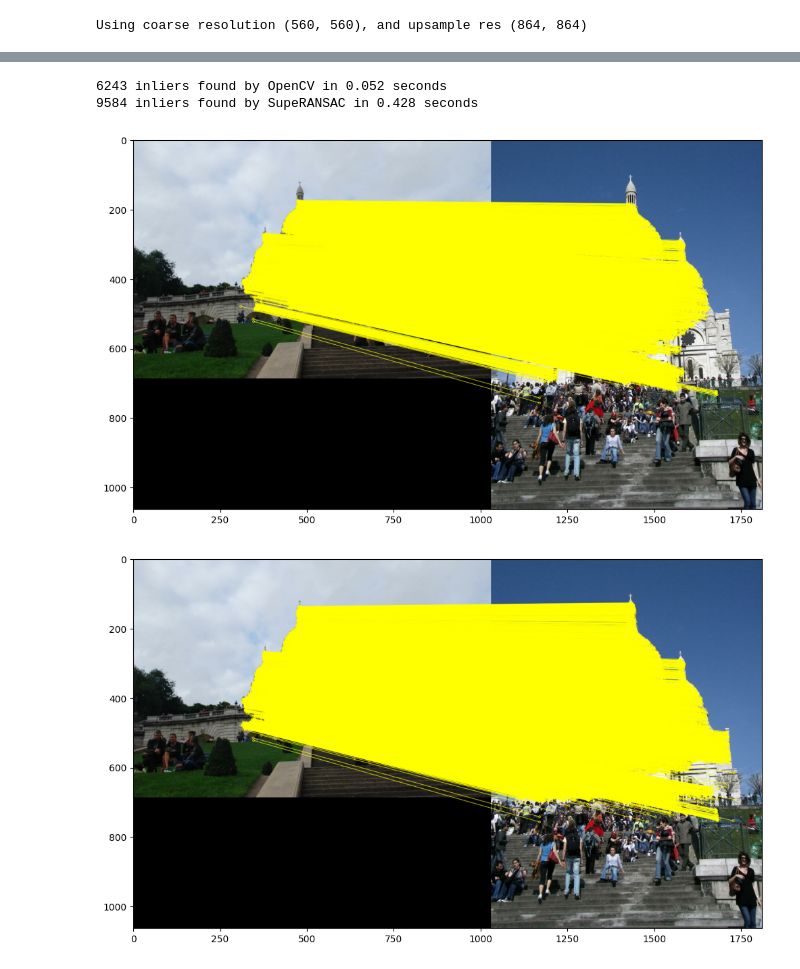
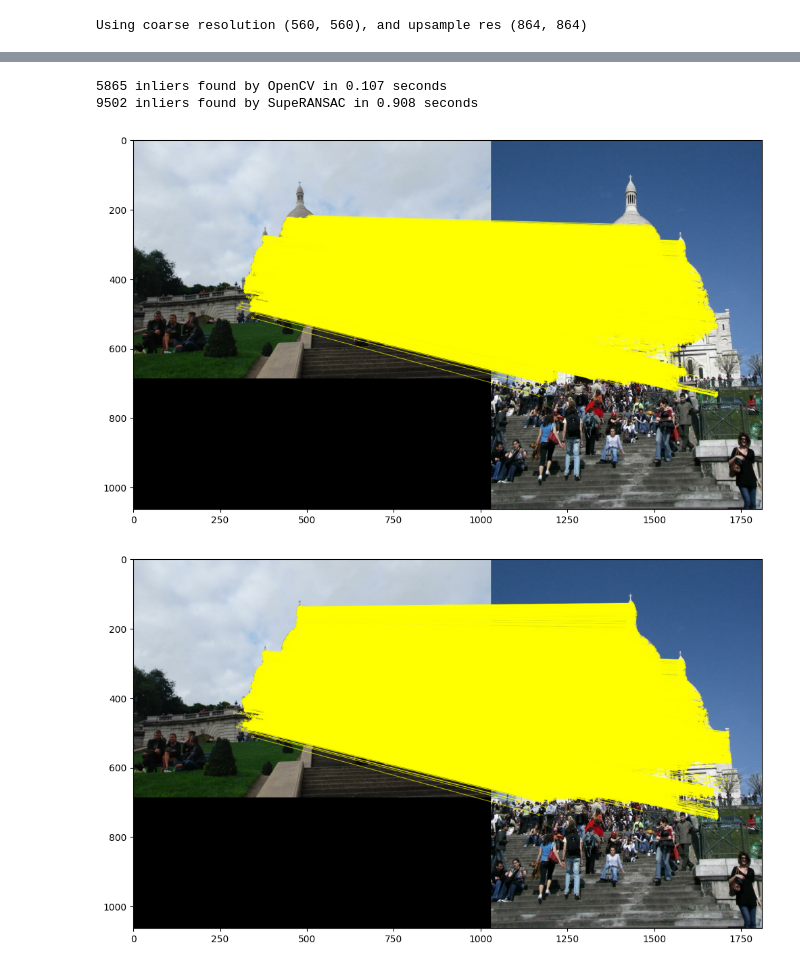
Before and after one commit to danini/superansac, a Jupyter notebook: examples/example_essential_matrix_fitting_roma.ipynb, the cells around one changed output, grey strips where cells are left out. Drawn from its saved outputs; the diff is of its cells as text; code cells hidden in the pictures.

```diff
--- a/examples/example_essential_matrix_fitting_roma.ipynb
+++ b/examples/example_essential_matrix_fitting_roma.ipynb
@@ -90,8 +90,7 @@ draw_matches([cv2.KeyPoint(matches[i][0], matches[i][1], 1) for i in range(match
 # %%
-def run_cv2_fund(matches, K1, K2):
+def run_cv2(matches, K1, K2, threshold = 0.75):
     tic = time.perf_counter()
     # Normalize the threshold
-    threshold = 0.75
     avgDiagonal = (K1[0][0] + K1[1][1] + K2[0][0] + K2[1][1]) / 4;
     normalizedThreshold = threshold / avgDiagonal
 
@@ -120,8 +119,8 @@ def run_superansac(matches, K1, K2, config, image_size1, image_size2):
         np.ascontiguousarray(matches),
         K1,
         K2,
+        [image_size1[1], image_size1[0], image_size2[1], image_size2[0]],
         [],
-        [image_size1[2], image_size1[1], image_size2[2], image_size2[1]],
         config = config)
     toc = time.perf_counter()
     elapsed_time = toc - tic
@@ -134,36 +133,36 @@ def run_superansac(matches, K1, K2, config, image_size1, image_size2):
 # %%
 # Set up the configuration
 config = pysuperansac.RANSACSettings()
-config.inlier_threshold = 5.0
+config.inlier_threshold = 3.0
 config.min_iterations = 1000
 config.max_iterations = 50
 config.confidence = 0.999
 config.sampler = pysuperansac.SamplerType.PROSAC
 config.scoring = pysuperansac.ScoringType.MAGSAC
 config.local_optimization = pysuperansac.LocalOptimizationType.NestedRANSAC
-config.final_optimization = pysuperansac.LocalOptimizationType.IteratedLSQ
+config.final_optimization = pysuperansac.LocalOptimizationType.LSQ
 config.neighborhood_settings.neighborhood_grid_density = 6
 config.neighborhood_settings.neighborhood_size = 6
 
 # Run OpenCV RANSAC
-F_cv2, mask_cv2 = run_cv2_fund(matches, K1, K2)
+F_cv2, mask_cv2 = run_cv2(matches, K1, K2)
 
 # Run OpenCV RANSAC
 F_sr, mask_sr = run_superansac(matches, K1, K2, config, img1.shape, img2.shape)
 
 draw_matches([cv2.KeyPoint(matches[i][0], matches[i][1], 1) for i in range(matches.shape[0])],
              [cv2.KeyPoint(matches[i][2], matches[i][3], 1) for i in range(matches.shape[0])],
              [cv2.DMatch(i, i, 1) for i in range(matches.shape[0])],
              img1, img2,
              mask_cv2)
 
 draw_matches([cv2.KeyPoint(matches[i][0], matches[i][1], 1) for i in range(matches.shape[0])],
              [cv2.KeyPoint(matches[i][2], matches[i][3], 1) for i in range(matches.shape[0])],
              [cv2.DMatch(i, i, 1) for i in range(matches.shape[0])],
              img1, img2,
              mask_sr)
 # %% [output]
-6243 inliers found by OpenCV in 0.052 seconds
-9584 inliers found by SupeRANSAC in 0.428 seconds
+5865 inliers found by OpenCV in 0.107 seconds
+9502 inliers found by SupeRANSAC in 0.908 seconds
-[figure, old version]
+[figure, new version]
-[figure, old version]
+[figure, new version]
```
Also changed, not shown: parts of 1 cell of this notebook, 7 other files.
